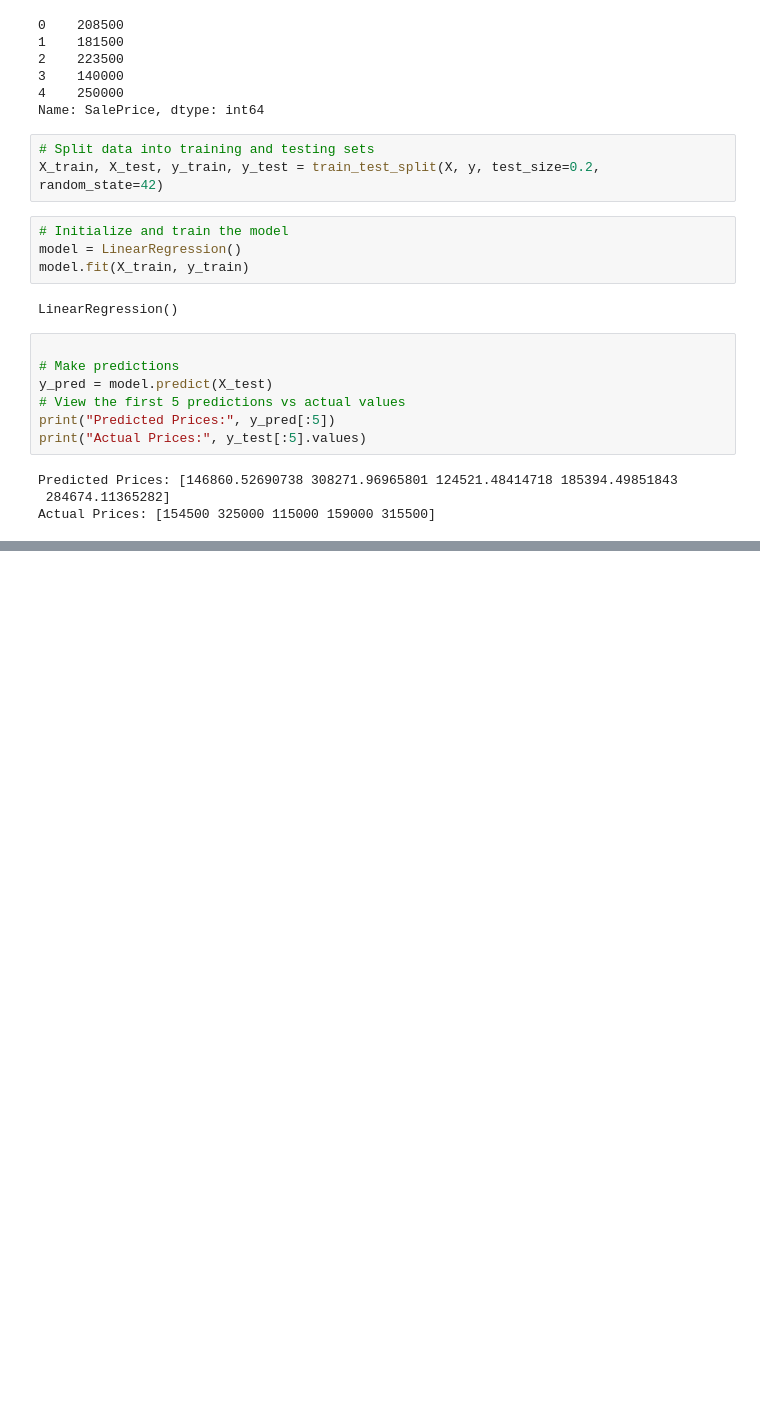
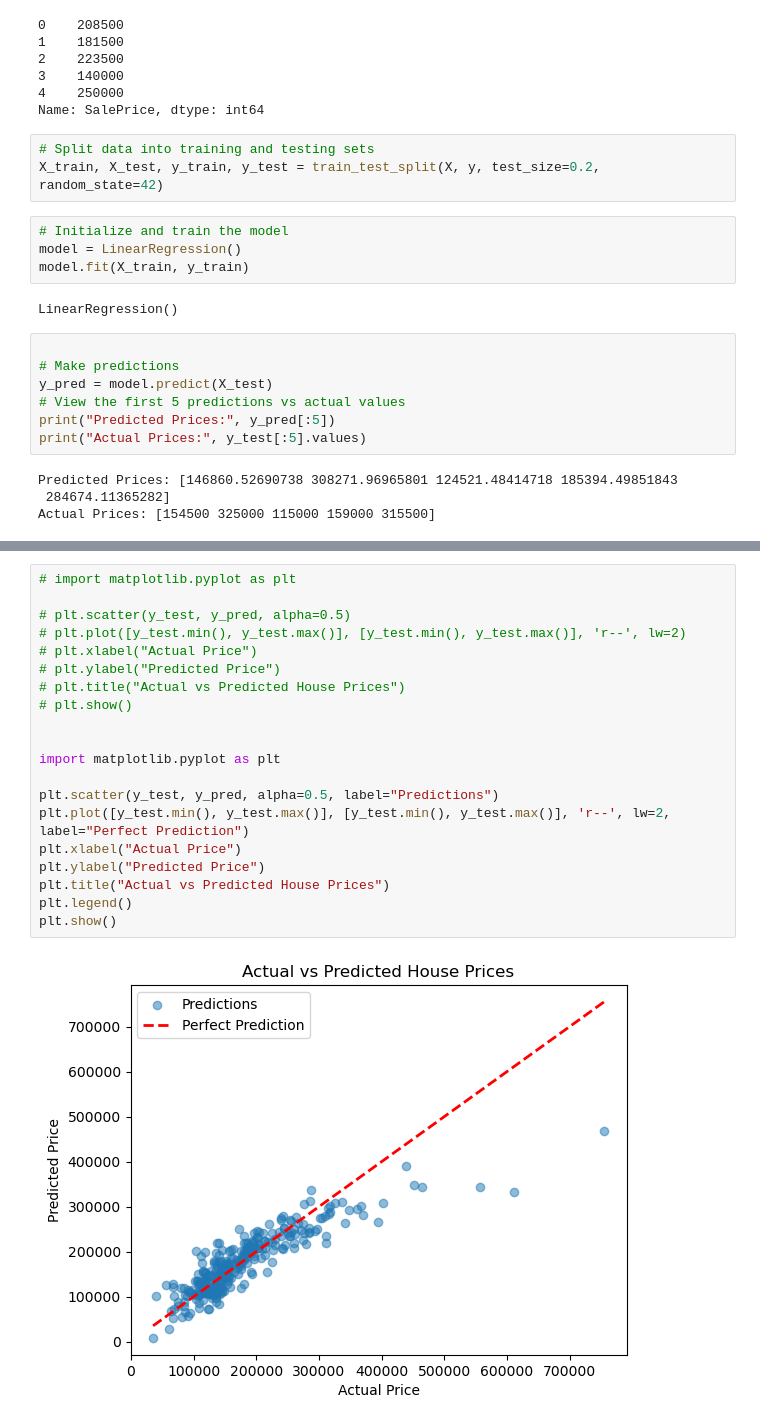
Before and after one commit to bostany/House-Price-Prediction, a Jupyter notebook: House_Price_Exploration.ipynb, the cells around one changed output, grey strips where cells are left out. Drawn from its saved outputs; the diff is of its cells as text; blank space fills up the shorter version.

```diff
--- a/House_Price_Exploration.ipynb
+++ b/House_Price_Exploration.ipynb
@@ -153,0 +175,22 @@ Actual Prices: [154500 325000 115000 159000 315500]
+# %%
+# import matplotlib.pyplot as plt
+
+# plt.scatter(y_test, y_pred, alpha=0.5)
+# plt.plot([y_test.min(), y_test.max()], [y_test.min(), y_test.max()], 'r--', lw=2)
+# plt.xlabel("Actual Price")
+# plt.ylabel("Predicted Price")
+# plt.title("Actual vs Predicted House Prices")
+# plt.show()
+
+
+import matplotlib.pyplot as plt
+
+plt.scatter(y_test, y_pred, alpha=0.5, label="Predictions")
+plt.plot([y_test.min(), y_test.max()], [y_test.min(), y_test.max()], 'r--', lw=2, label="Perfect Prediction")
+plt.xlabel("Actual Price")
+plt.ylabel("Predicted Price")
+plt.title("Actual vs Predicted House Prices")
+plt.legend()
+plt.show()
+# %% [output]
+[figure, added]
```
Also changed, not shown: parts of 3 cells of this notebook.
